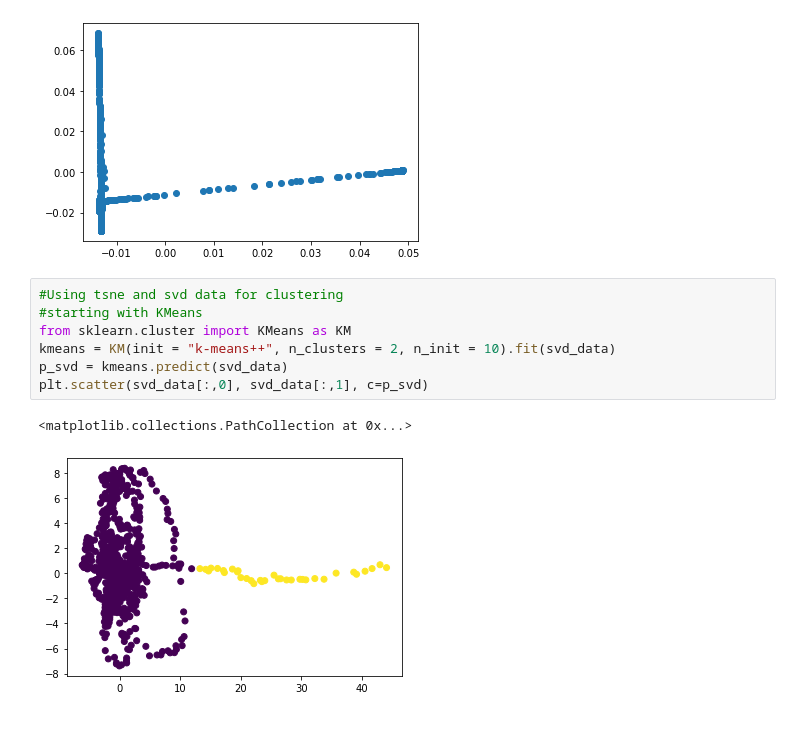
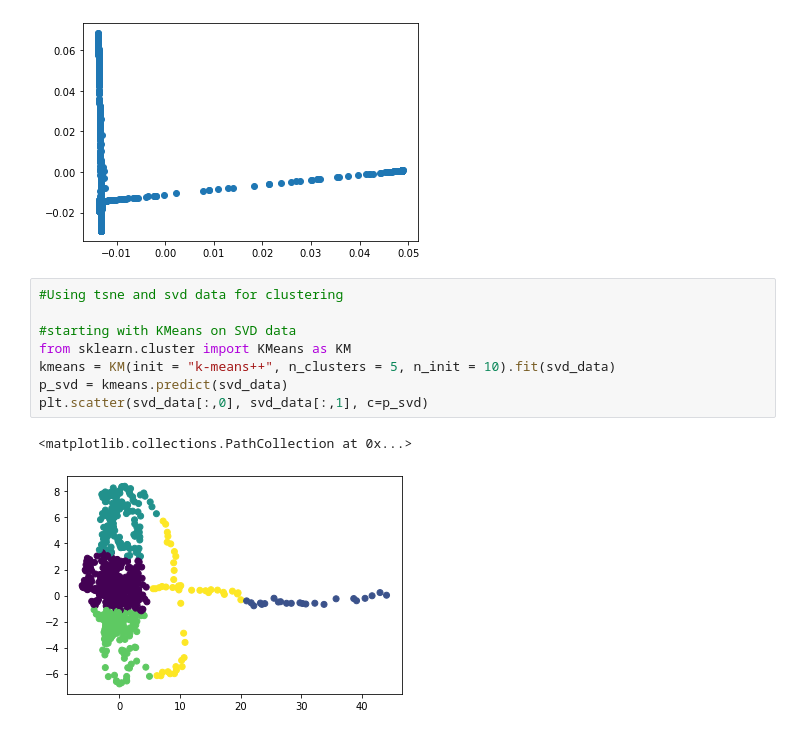
Before and after one commit to carsonmcbroom/ControlProject, a Jupyter notebook: PreprocessedData/Preprocessed_Reduced_Clustered.ipynb, the cells around one changed output. Cells and saved outputs as stored; diff of their text form.

```diff
--- a/PreprocessedData/Preprocessed_Reduced_Clustered.ipynb
+++ b/PreprocessedData/Preprocessed_Reduced_Clustered.ipynb
@@ -174,11 +124,12 @@ plt.show()
 [figure]
 # %%
 #Using tsne and svd data for clustering
-#starting with KMeans
+
+#starting with KMeans on SVD data
 from sklearn.cluster import KMeans as KM
-kmeans = KM(init = "k-means++", n_clusters = 2, n_init = 10).fit(svd_data)
+kmeans = KM(init = "k-means++", n_clusters = 5, n_init = 10).fit(svd_data)
 p_svd = kmeans.predict(svd_data)
 plt.scatter(svd_data[:,0], svd_data[:,1], c=p_svd)
 # %% [output]
 <matplotlib.collections.PathCollection at 0x...>
-[figure, old version]
+[figure, new version]
```
Also changed, not shown: parts of 35 cells of this notebook.
